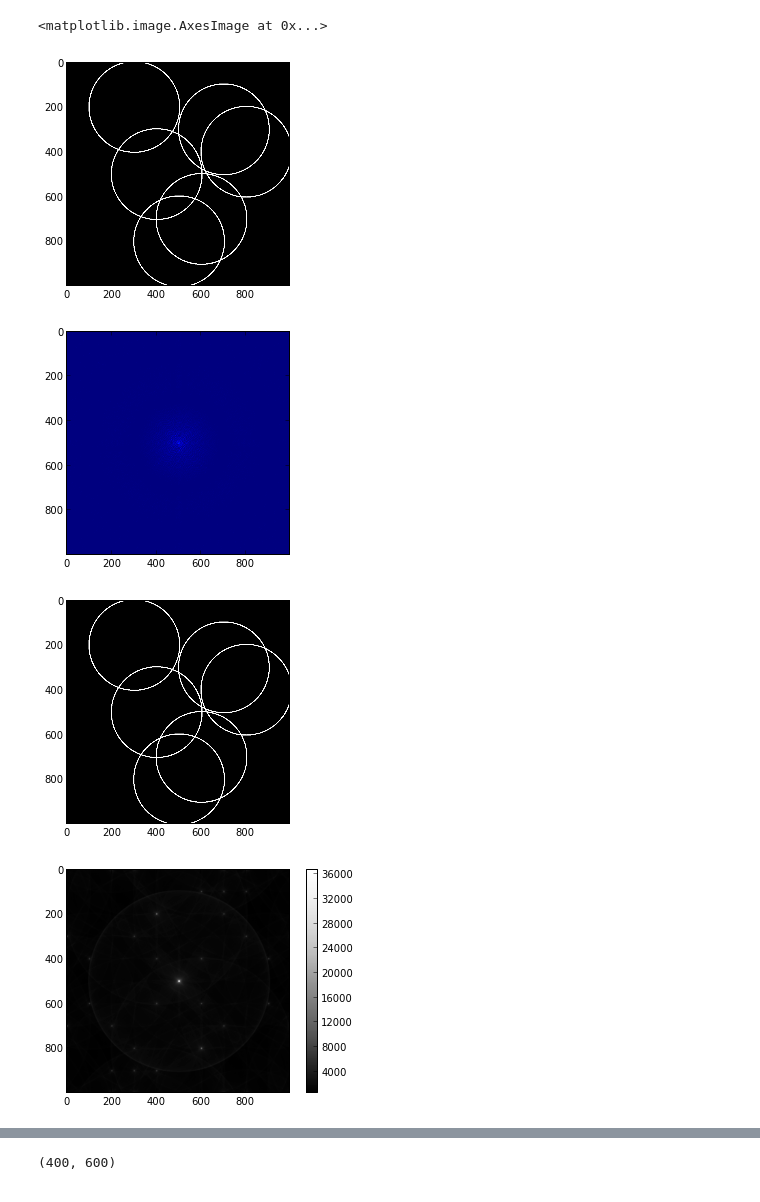
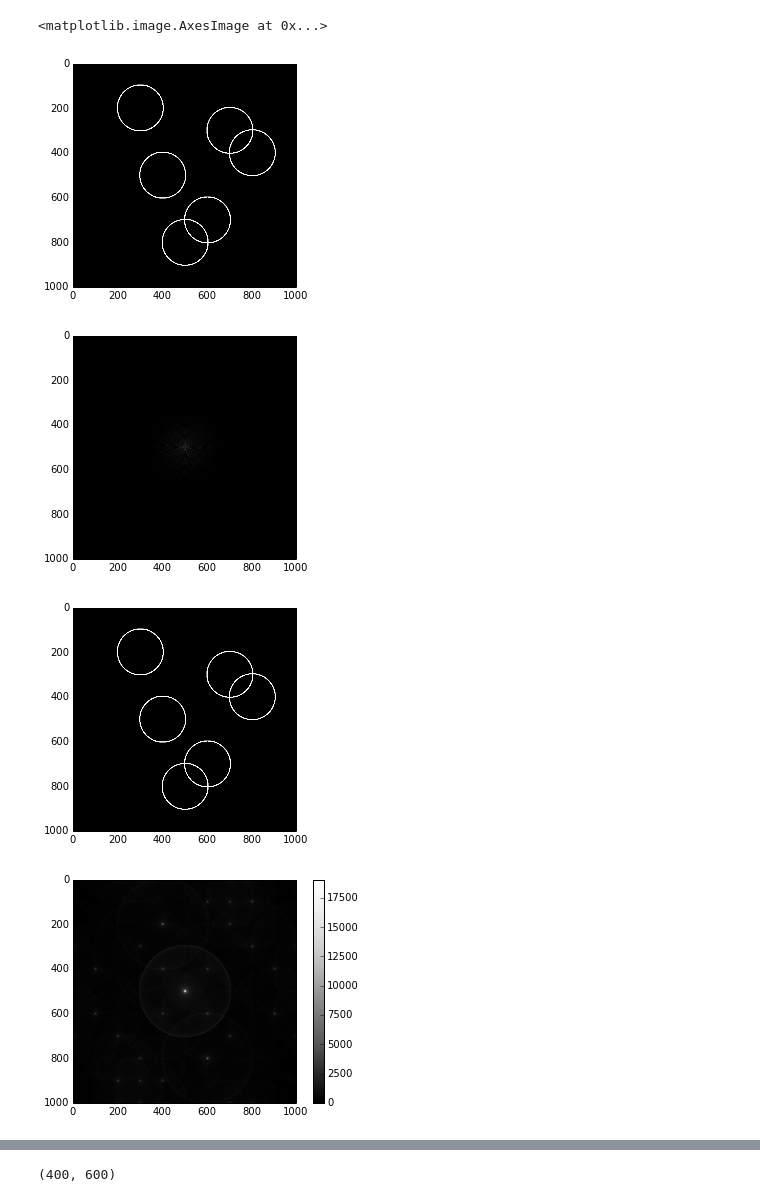
Before and after one commit to rudymmreina/Rivera_Mendez_hw5, a Jupyter notebook: Correlation.ipynb, the cells around one changed output, grey strips where cells are left out. Saved outputs shown, nothing was run; the diff lists cells and outputs as text; code cells hidden in the pictures.

```diff
--- a/Correlation.ipynb
+++ b/Correlation.ipynb
@@ -67,30 +70,30 @@ plt.show()
 # %%
 n_points_x=1000
 
 n_points_y=1000
 
 
 C=np.zeros((n_points_x,n_points_y))
 
 
 for i in range((n_points_x)):
     for j in range((n_points_y)):
         d=sqrt((200-i)**2+(300-j)**2)
         g=sqrt((500-i)**2+(400-j)**2)
         e=sqrt((400-i)**2+(800-j)**2)
         r=sqrt((800-i)**2+(500-j)**2)
         t=sqrt((300-i)**2+(700-j)**2)
         y=sqrt((700-i)**2+(600-j)**2)
-        radio1=200
-        radio2=205
+        radio1=100
+        radio2=105
         if  (((d)>radio1)&((d)<radio2)) or (((g)>radio1)&((g)<radio2)) or (((e)>radio1)&((e)<radio2)) or (((r)>radio1)&((r)<radio2)) or (((t)>radio1)&((t)<radio2)) or (((y)>radio1)&((y)<radio2)):
             C[i][j] = 1
         else:
             C[i][j] = 0
 plt.imshow(C,cmap = cm.Greys_r)
 # %% [output]
 <matplotlib.image.AxesImage at 0x...>
-[figure, old version]
+[figure, new version]
 # %%
 fft_c=np.fft.fft2(C)
 fft_fc=np.fft.fftshift(fft_c)
@@ -98,7 +101,7 @@ spect2=abs(fft_c)**2
 back2=fftpack.ifft2(fft_c)
 Corr2=fftpack.ifft2(spect2)
 Corr2f=np.fft.fftshift(Corr2)
-plt.imshow(abs(fft_fc))
+plt.imshow(abs(fft_fc), cmap = cm.Greys_r)
 plt.show()
 plt.imshow(real(back2), cmap = cm.Greys_r)
 plt.show()
@@ -107,6 +110,6 @@ colorbar()
 plt.show()
 #plt.imshow(real(back2), cmap = cm.Greys_r)
 # %% [output]
-[figure, old version]
+[figure, new version]
-[figure, old version]
+[figure, new version]
-[figure, old version]
+[figure, new version]
```
Also changed, not shown: parts of 6 cells of this notebook.
